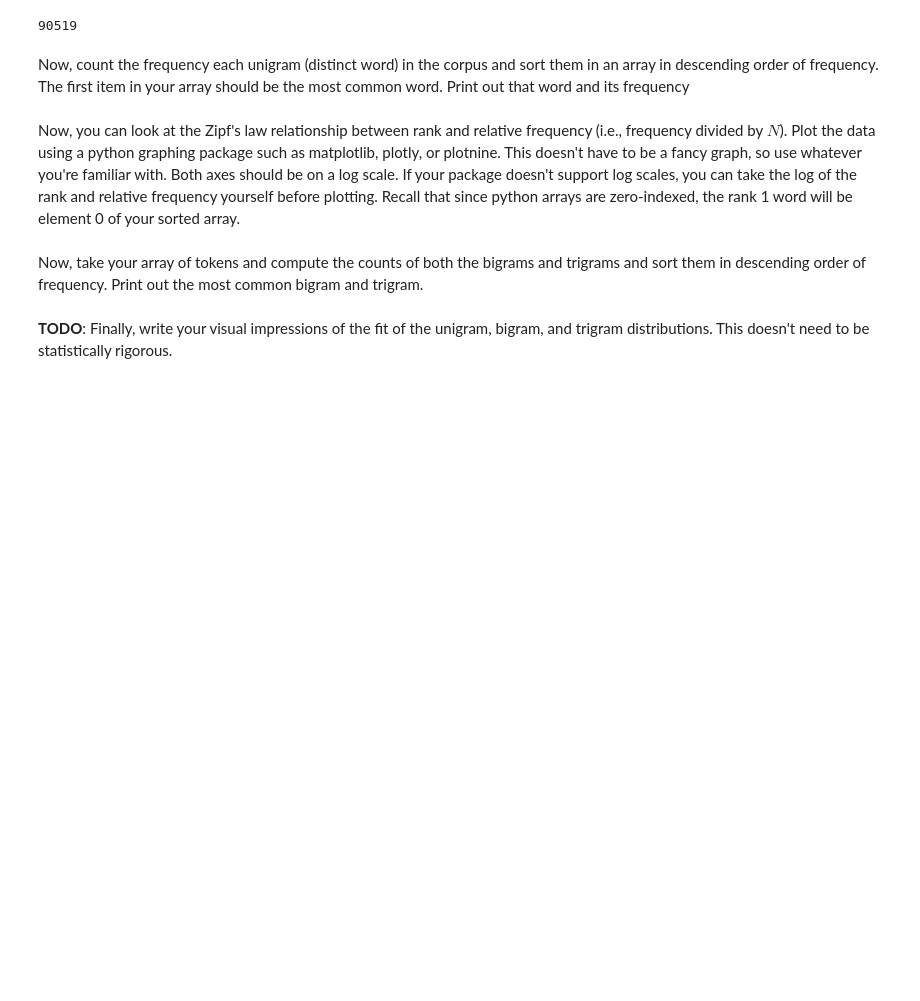
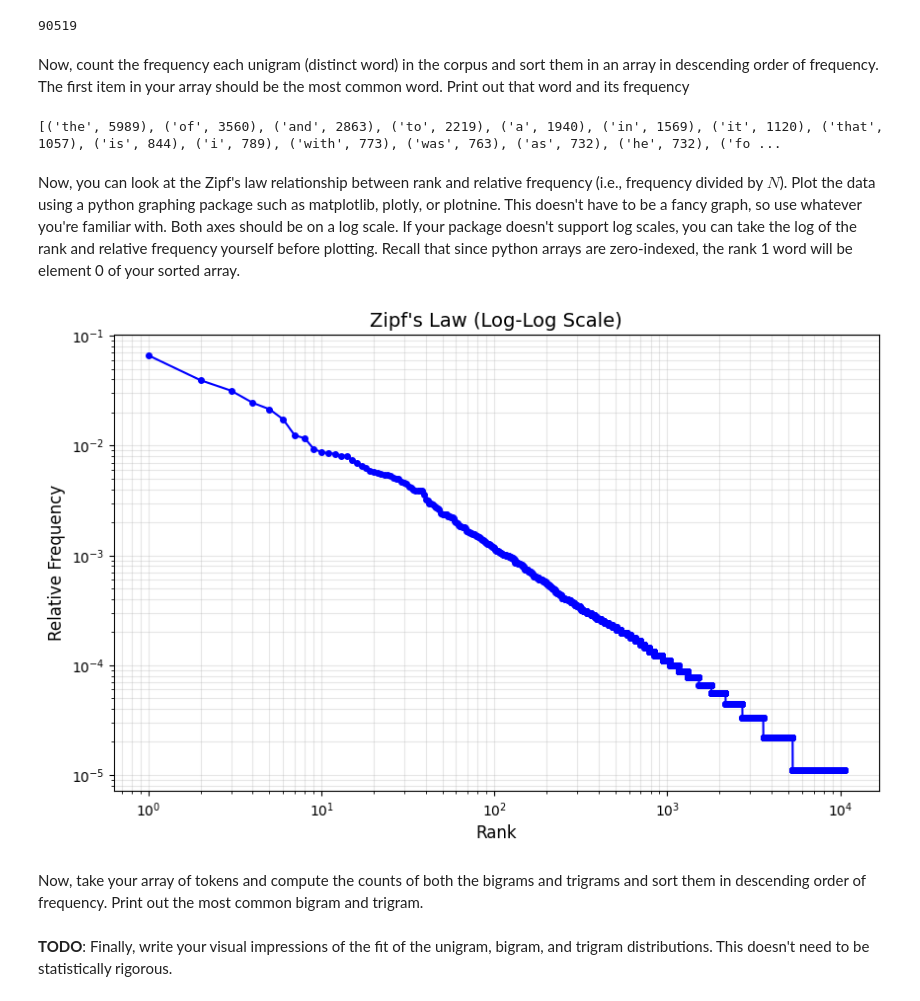
Before and after one commit to ShenweiFFF/cs6120-hw1, a Jupyter notebook: token_counts.ipynb, the cells around one changed output. Saved outputs shown, nothing was run; the diff lists cells and outputs as text; code cells hidden in the pictures; blank space fills up the shorter version.

```diff
--- a/token_counts.ipynb
+++ b/token_counts.ipynb
@@ -170,5 +174,13 @@ Now, count the frequency each unigram (distinct word) in the corpus and sort the
 # %%
 # TODO: Compute an arrary of unigrams in descending order of frequency.
 # Print the most common word and its frequency.
+from collections import Counter
+
+word_counts = Counter(words)
+sorted_counts = word_counts.most_common()
+
+print(sorted_counts)
+# %% [output]
+[('the', 5989), ('of', 3560), ('and', 2863), ('to', 2219), ('a', 1940), ('in', 1569), ('it', 1120), ('that', 1057), ('is', 844), ('i', 789), ('with', 773), ('was', 763), ('as', 732), ('he', 732), ('fo ...
 # %% [markdown]
 Now, you can look at the Zipf's law relationship between rank and relative frequency (i.e., frequency divided by $N$). Plot the data using a python graphing package such as matplotlib, plotly, or plotnine. This doesn't have to be a fancy graph, so use whatever you're familiar with. Both axes should be on a log scale. If your package doesn't support log scales, you can take the log of the rank and relative frequency yourself before plotting. Recall that since python arrays are zero-indexed, the rank 1 word will be element 0 of your sorted array.
@@ -177,3 +187,23 @@ Now, you can look at the Zipf's law relationship between rank and relative frequ
+# %%
+# TODO: Plot rank vs. relative frequency of unigrams.
+import matplotlib.pyplot as plt
+
+# 提取数据
+ranks = list(range(1, len(sorted_counts) + 1))  # rank从1开始
+frequencies = [count/sum(c for _, c in sorted_counts) for _, count in sorted_counts]
+
+# 使用log-log scale绘图
+plt.figure(figsize=(10, 6))
+plt.loglog(ranks, frequencies, 'bo-', markersize=4)
+
+plt.xlabel('Rank', fontsize=12)
+plt.ylabel('Relative Frequency', fontsize=12)
+plt.title("Zipf's Law (Log-Log Scale)", fontsize=14)
+plt.grid(True, which="both", alpha=0.3)
+
+plt.show()
+# %% [output]
+[figure, added]
 # %% [markdown]
 Now, take your array of tokens and compute the counts of both the bigrams and trigrams and sort them in descending order of frequency. Print out the most common bigram and trigram.
 # %%
```
Also changed, not shown: parts of 4 cells of this notebook.
